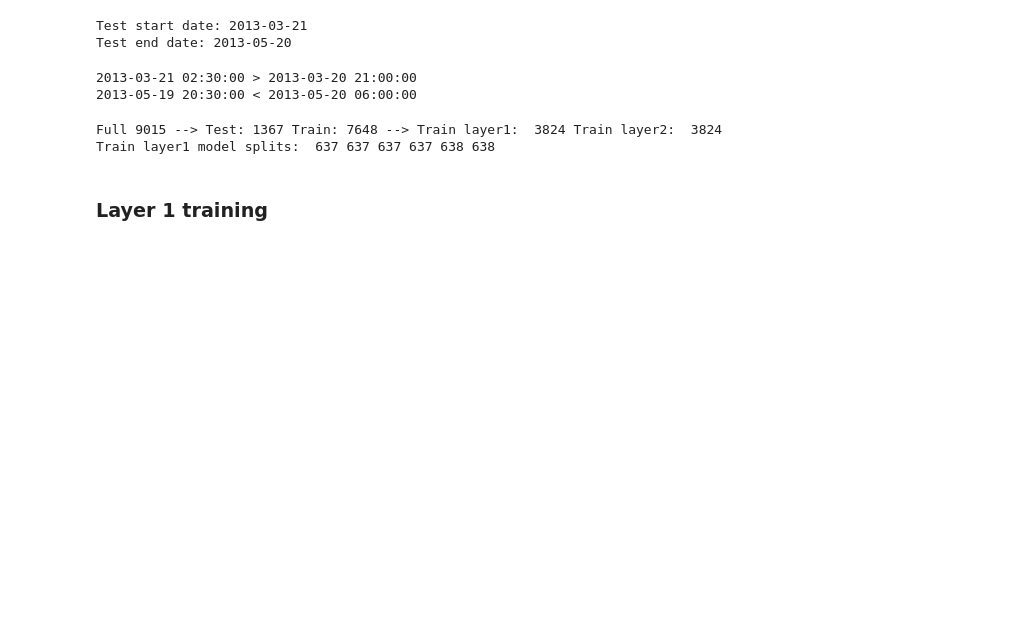
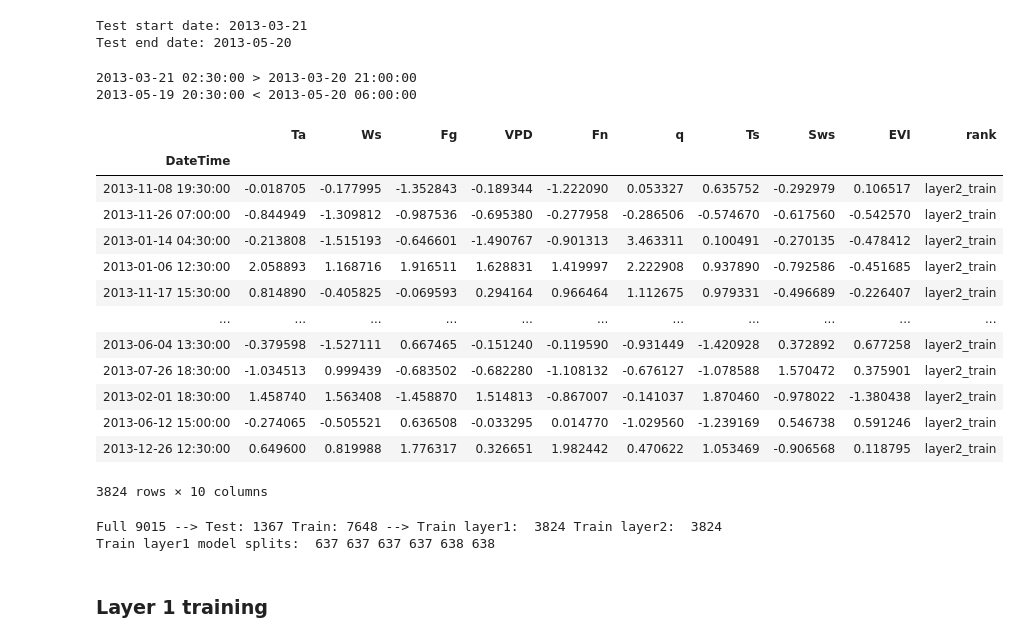
Before and after one commit to atbin-m/imputation, a Jupyter notebook: package/notebooks/model stacking with EVI.ipynb, the cells around one changed output. Saved outputs shown, nothing was run; the diff lists cells and outputs as text; code cells hidden in the pictures; blank space fills up the shorter version.

```diff
--- a/package/notebooks/model stacking with EVI.ipynb
+++ b/package/notebooks/model stacking with EVI.ipynb
@@ -123,9 +126,19 @@ yvar = 'Fc'
 # %%
 # Test data set
 # 60 days window starting from randomly picked day.
+
 np.random.seed(41)
-test_start_day = np.random.choice(df.index.date, 1)[0]
-test_end_day = test_start_day + datetime.timedelta(days=60)
+
+interval = 60
+
+if (df.index.date.max() - df.index.date.min()).days < interval:
+    raise ValueError(f'Gap is longer than max-min date interval of the dataset.')
+
+test_end_day = pd.to_datetime('2100-01-01', format='%Y-%M-%d') # arbitrarily large back date
+while test_end_day > df.index.date.max():
+    test_start_day = np.random.choice(df.index.date, 1)[0]
+    test_end_day = test_start_day + datetime.timedelta(days=interval)
+
 print('Test start date:', test_start_day)
 print('Test end date:', test_end_day)
 # %% [output]
@@ -165,4 +178,21 @@ X_train2_layer1, X_rest2_layer1, y_train2_layer1, y_rest2_layer1 = train_test_sp
 X_train3_layer1, X_rest3_layer1, y_train3_layer1, y_rest3_layer1 = train_test_split(X_rest2_layer1, y_rest2_layer1, test_size=3/4., random_state=SEED2, shuffle=True)
 X_train4_layer1, X_rest4_layer1, y_train4_layer1, y_rest4_layer1 = train_test_split(X_rest3_layer1, y_rest3_layer1, test_size=2/3., random_state=SEED2, shuffle=True)
 X_train5_layer1, X_train6_layer1,y_train5_layer1,y_train6_layer1 = train_test_split(X_rest4_layer1, y_rest4_layer1, test_size=1/2., random_state=SEED2, shuffle=True)
+# %%
+X_train_layer2
+# %% [output]
+|  | Ta | Ws | Fg | VPD | Fn | q | Ts | Sws | EVI | rank |
+| DateTime |  |  |  |  |  |  |  |  |  |  |
+| 2013-11-08 19:30:00 | -0.018705 | -0.177995 | -1.352843 | -0.189344 | -1.222090 | 0.053327 | 0.635752 | -0.292979 | 0.106517 | layer2_train |
+| 2013-11-26 07:00:00 | -0.844949 | -1.309812 | -0.987536 | -0.695380 | -0.277958 | -0.286506 | -0.574670 | -0.617560 | -0.542570 | layer2_train |
+| 2013-01-14 04:30:00 | -0.213808 | -1.515193 | -0.646601 | -1.490767 | -0.901313 | 3.463311 | 0.100491 | -0.270135 | -0.478412 | layer2_train |
+| 2013-01-06 12:30:00 | 2.058893 | 1.168716 | 1.916511 | 1.628831 | 1.419997 | 2.222908 | 0.937890 | -0.792586 | -0.451685 | layer2_train |
+| 2013-11-17 15:30:00 | 0.814890 | -0.405825 | -0.069593 | 0.294164 | 0.966464 | 1.112675 | 0.979331 | -0.496689 | -0.226407 | layer2_train |
+| ... | ... | ... | ... | ... | ... | ... | ... | ... | ... | ... |
+| 2013-06-04 13:30:00 | -0.379598 | -1.527111 | 0.667465 | -0.151240 | -0.119590 | -0.931449 | -1.420928 | 0.372892 | 0.677258 | layer2_train |
+| 2013-07-26 18:30:00 | -1.034513 | 0.999439 | -0.683502 | -0.682280 | -1.108132 | -0.676127 | -1.078588 | 1.570472 | 0.375901 | layer2_train |
+| 2013-02-01 18:30:00 | 1.458740 | 1.563408 | -1.458870 | 1.514813 | -0.867007 | -0.141037 | 1.870460 | -0.978022 | -1.380438 | layer2_train |
+| 2013-06-12 15:00:00 | -0.274065 | -0.505521 | 0.636508 | -0.033295 | 0.014770 | -1.029560 | -1.239169 | 0.546738 | 0.591246 | layer2_train |
+| 2013-12-26 12:30:00 | 0.649600 | 0.819988 | 1.776317 | 0.326651 | 1.982442 | 0.470622 | 1.053469 | -0.906568 | 0.118795 | layer2_train |
+3824 rows × 10 columns
 # %%
```
Also changed, not shown: parts of 6 cells of this notebook, 17 other files.
